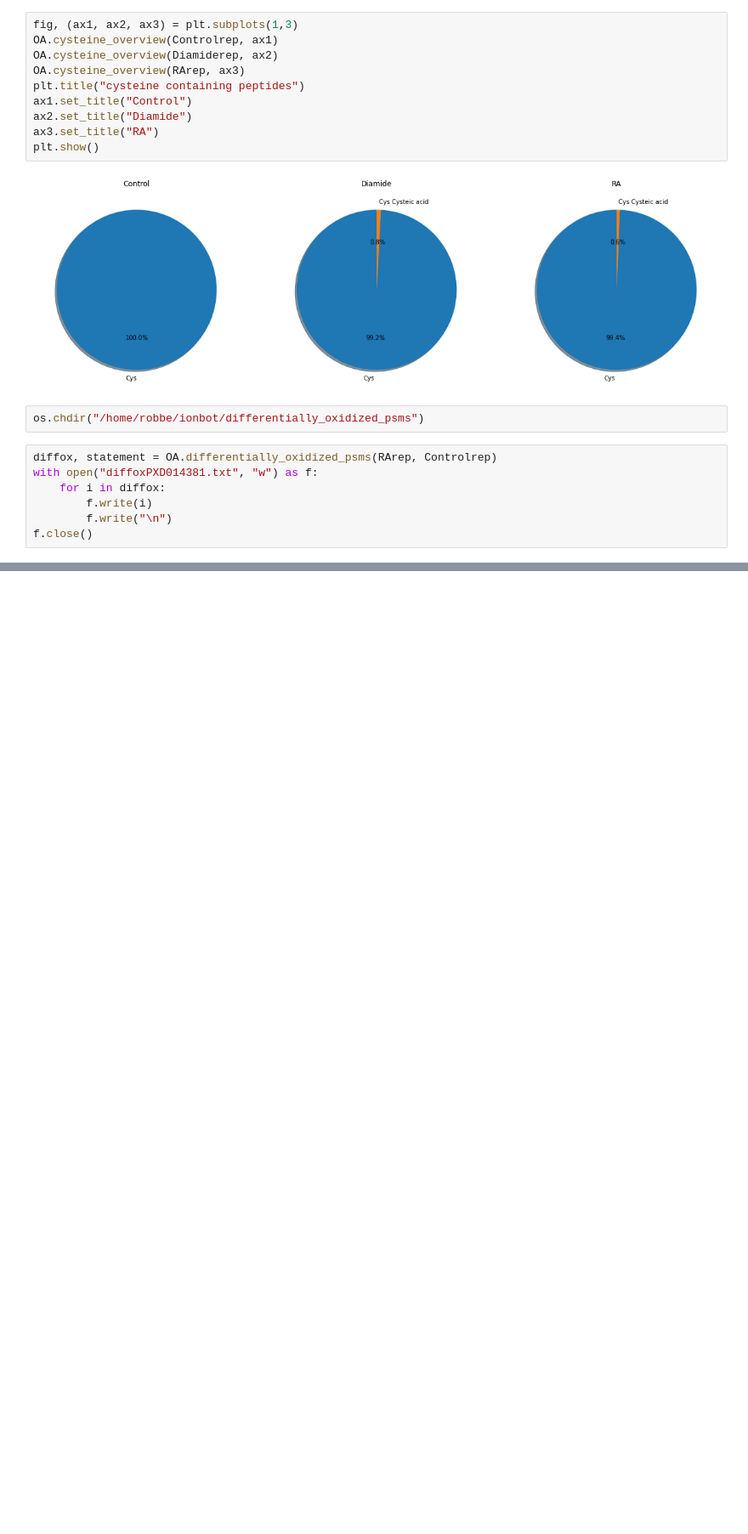
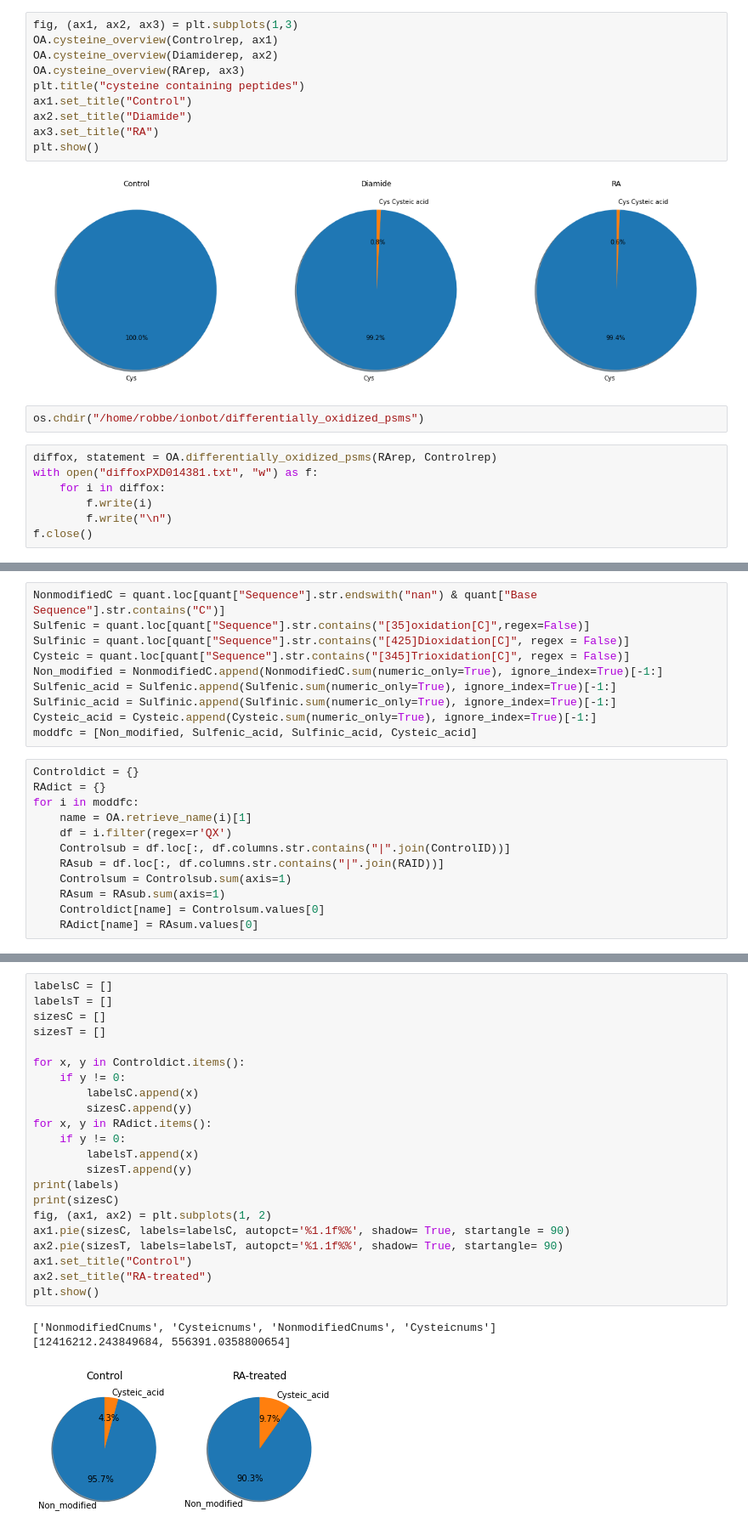
Before and after one commit to rodvrees/Master_Thesis, a Jupyter notebook: Project_analysis/PXD014381.ipynb, the cells around one changed output, grey strips where cells are left out. Shown at 85% size. Saved outputs shown, nothing was run; the diff lists cells and outputs as text; blank space fills up the shorter version.

```diff
--- a/Project_analysis/PXD014381.ipynb
+++ b/Project_analysis/PXD014381.ipynb
@@ -207,0 +277,22 @@ f.close()
+# %%
+NonmodifiedC = quant.loc[quant["Sequence"].str.endswith("nan") & quant["Base Sequence"].str.contains("C")]
+Sulfenic = quant.loc[quant["Sequence"].str.contains("[35]oxidation[C]",regex=False)]
+Sulfinic = quant.loc[quant["Sequence"].str.contains("[425]Dioxidation[C]", regex = False)]
+Cysteic = quant.loc[quant["Sequence"].str.contains("[345]Trioxidation[C]", regex = False)]
+Non_modified = NonmodifiedC.append(NonmodifiedC.sum(numeric_only=True), ignore_index=True)[-1:]
+Sulfenic_acid = Sulfenic.append(Sulfenic.sum(numeric_only=True), ignore_index=True)[-1:]
+Sulfinic_acid = Sulfinic.append(Sulfinic.sum(numeric_only=True), ignore_index=True)[-1:]
+Cysteic_acid = Cysteic.append(Cysteic.sum(numeric_only=True), ignore_index=True)[-1:]
+moddfc = [Non_modified, Sulfenic_acid, Sulfinic_acid, Cysteic_acid]
+# %%
+Controldict = {}
+RAdict = {}
+for i in moddfc:
+    name = OA.retrieve_name(i)[1]
+    df = i.filter(regex=r'QX')
+    Controlsub = df.loc[:, df.columns.str.contains("|".join(ControlID))]
+    RAsub = df.loc[:, df.columns.str.contains("|".join(RAID))]
+    Controlsum = Controlsub.sum(axis=1)
+    RAsum = RAsub.sum(axis=1)
+    Controldict[name] = Controlsum.values[0]
+    RAdict[name] = RAsum.values[0]
@@ -207,0 +306,26 @@ f.close()
+# %%
+labelsC = []
+labelsT = []
+sizesC = []
+sizesT = []
+
+for x, y in Controldict.items():
+    if y != 0:
+        labelsC.append(x)
+        sizesC.append(y)
+for x, y in RAdict.items():
+    if y != 0:
+        labelsT.append(x)
+        sizesT.append(y)
+print(labels)
+print(sizesC)
+fig, (ax1, ax2) = plt.subplots(1, 2)
+ax1.pie(sizesC, labels=labelsC, autopct='%1.1f%%', shadow= True, startangle = 90)
+ax2.pie(sizesT, labels=labelsT, autopct='%1.1f%%', shadow= True, startangle= 90)
+ax1.set_title("Control")
+ax2.set_title("RA-treated")
+plt.show()
+# %% [output]
+['NonmodifiedCnums', 'Cysteicnums', 'NonmodifiedCnums', 'Cysteicnums']
+[12416212.243849684, 556391.0358800654]
+[figure, added]
```
Also changed, not shown: parts of 12 cells of this notebook, 8 other files.
